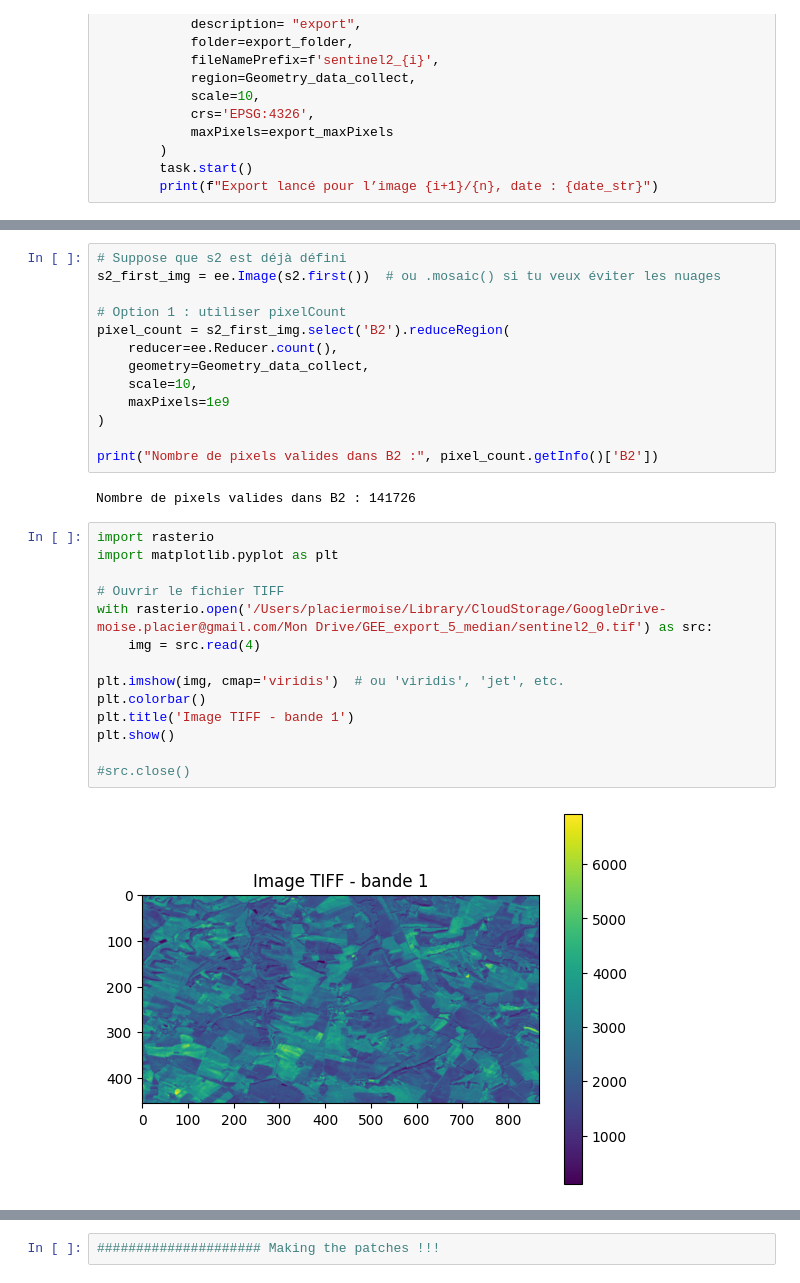
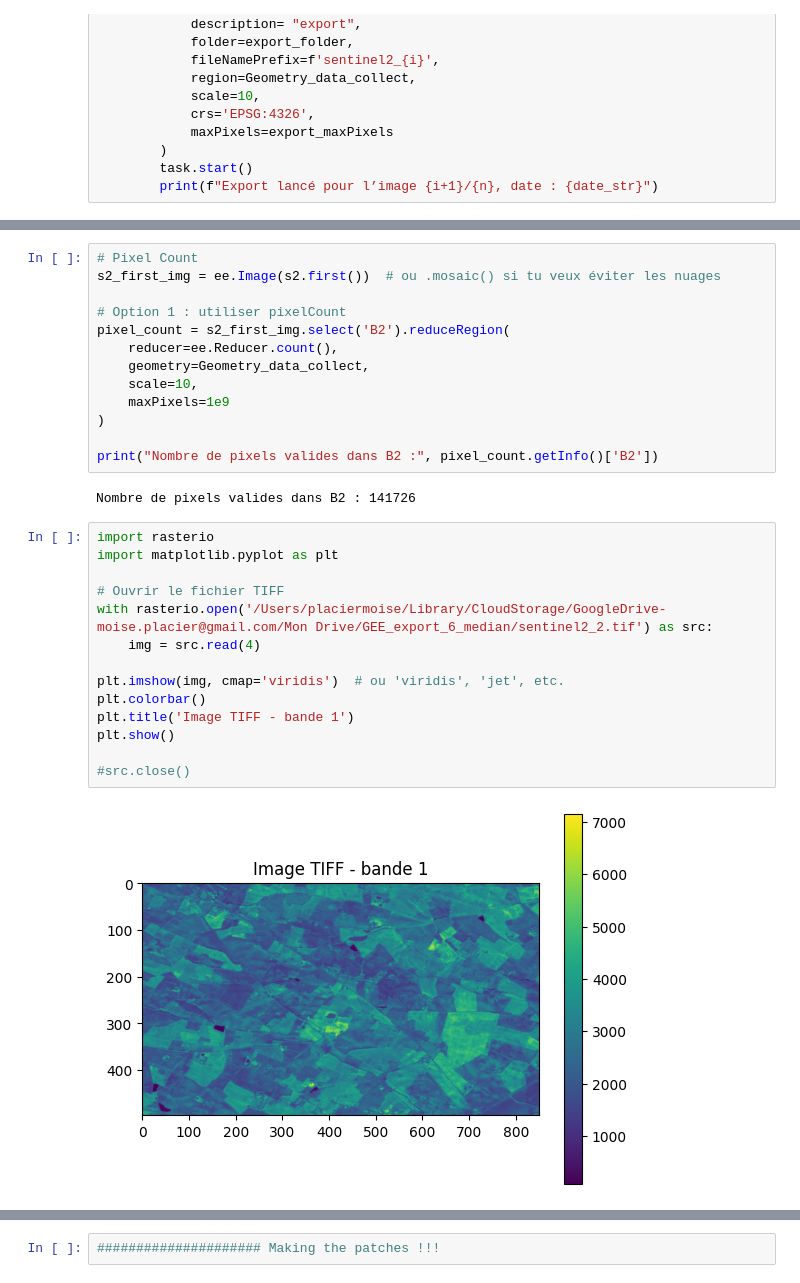
Before and after one commit to giovannisetaro/DSWProject_CropIdentification, a Jupyter notebook: Data_collection.ipynb, the cells around one changed output, grey strips where cells are left out. Drawn from its saved outputs; the diff is of its cells as text.

```diff
--- a/Data_collection.ipynb
+++ b/Data_collection.ipynb
@@ -318,5 +268,5 @@ Export lancé pour l’image 11/11, date : 20231127
 # %%
-# Suppose que s2 est déjà défini
+# Pixel Count
 s2_first_img = ee.Image(s2.first())  # ou .mosaic() si tu veux éviter les nuages
 
 # Option 1 : utiliser pixelCount
@@ -333,19 +283,19 @@ Nombre de pixels valides dans B2 : 141726
 # %%
 import rasterio
 import matplotlib.pyplot as plt
 
 # Ouvrir le fichier TIFF
-with rasterio.open('/Users/placiermoise/Library/CloudStorage/GoogleDrive-moise.placier@gmail.com/Mon Drive/GEE_export_5_median/sentinel2_0.tif') as src:
+with rasterio.open('/Users/placiermoise/Library/CloudStorage/GoogleDrive-moise.placier@gmail.com/Mon Drive/GEE_export_6_median/sentinel2_2.tif') as src:
     img = src.read(4)
 
 plt.imshow(img, cmap='viridis')  # ou 'viridis', 'jet', etc.
 plt.colorbar()
 plt.title('Image TIFF - bande 1')
 plt.show()
 
 #src.close()
 # %% [output]
-[figure, old version]
+[figure, new version]
 # %%
 import rasterio
 from rasterio.features import rasterize
```
Also changed, not shown: parts of 13 cells of this notebook, 4 other files.
